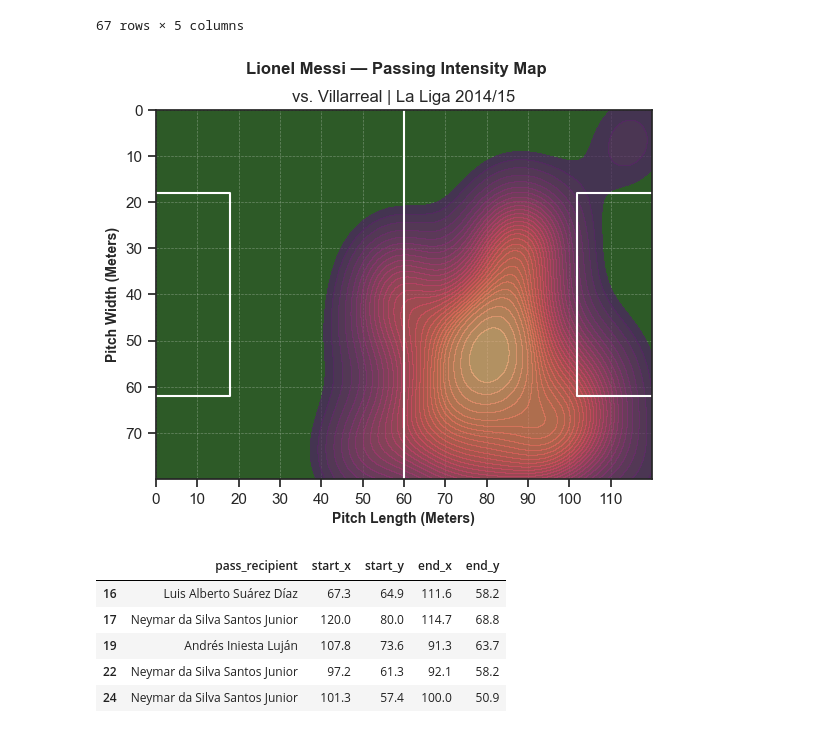
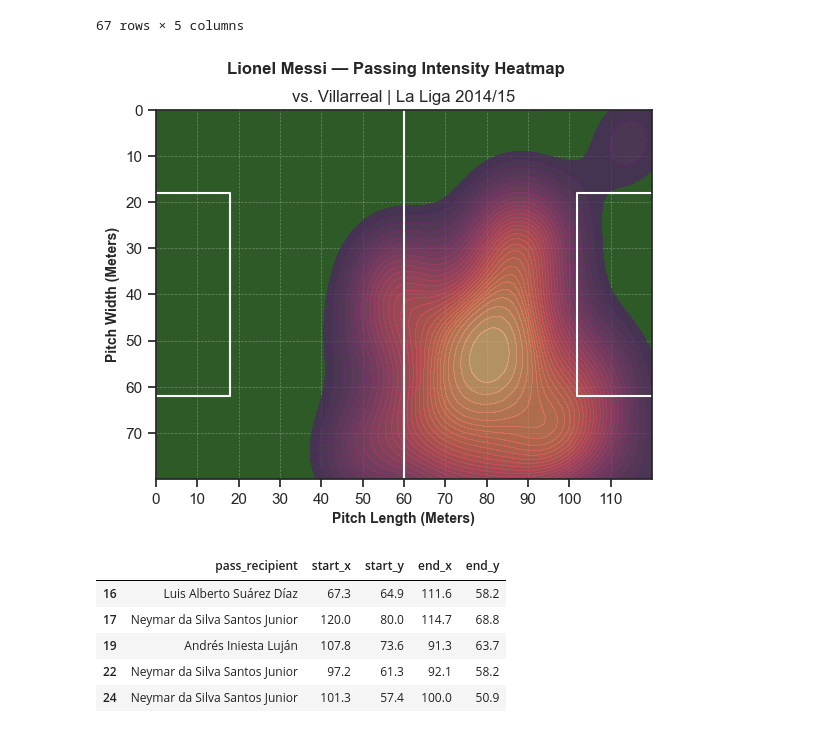
Before and after one commit to Osaka17/messi_spatial_passing_optimization, a Jupyter notebook: messi.ipynb, the cells around one changed output. Saved outputs shown, nothing was run; the diff lists cells and outputs as text; code cells hidden in the pictures.

```diff
--- a/messi.ipynb
+++ b/messi.ipynb
@@ -440,23 +440,23 @@ import matplotlib.pyplot as plt
 # %%
 
 plt.plot([60,60], [0,80], color='white')
 plt.plot([0, 18, 18, 0], [18, 18, 62, 62], color='white')
 plt.plot([120, 102, 102, 120], [18, 18, 62, 62], color='white')
 plt.xlim(0, 120)
 plt.ylim(80,0)
 plt.gca().set_facecolor('#2d5a27')
 plt.grid(color='white', linestyle='--', linewidth=0.5, alpha=0.3)
 sns.kdeplot(x=messi_super_clean['start_x'], y=messi_super_clean['start_y'], cmap='flare_r', fill=True, alpha=0.7, thresh=0.07,levels=30)
-plt.suptitle('Lionel Messi — Passing Intensity Map', fontweight='bold', fontsize=12)
+plt.suptitle('Lionel Messi — Passing Intensity Heatmap', fontweight='bold', fontsize=12)
 plt.title('vs. Villarreal | La Liga 2014/15')
 plt.xlabel('Pitch Length (Meters)', fontweight='semibold', fontsize=10)
 plt.xticks(range(0, 120, 10))
 plt.yticks(range(0, 80, 10))
 plt.ylabel('Pitch Width (Meters)', fontweight='semibold', fontsize=10)
 plt.savefig('02_passing_intensity_map.png', dpi=300, bbox_inches='tight')
 plt.show()
 # %% [output]
-[figure, old version]
+[figure, new version]
 # %%
 messi_super_clean.head()
 # %% [output]
```
Also changed, not shown: parts of 1 cell of this notebook, 6 other files.
